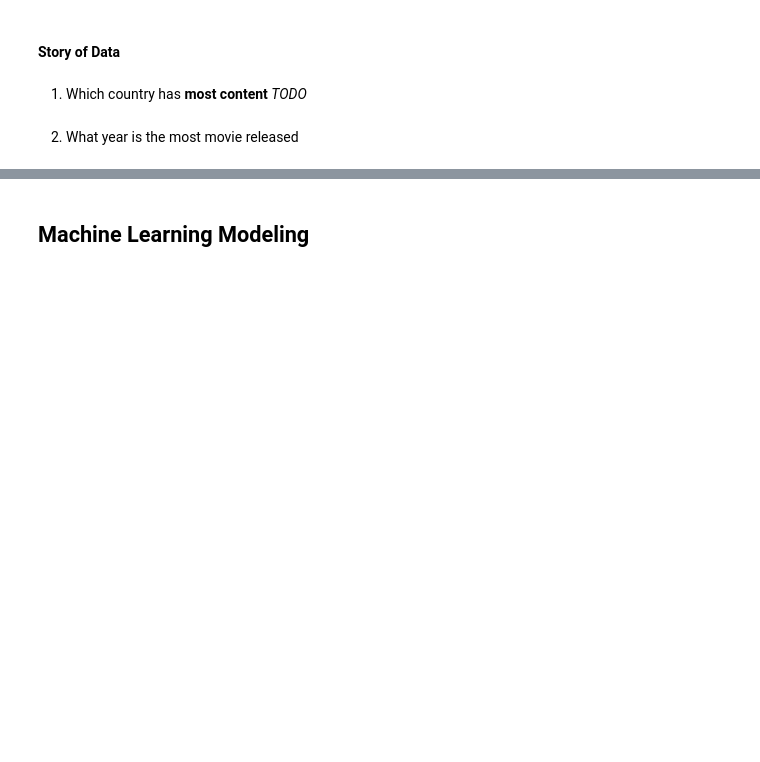
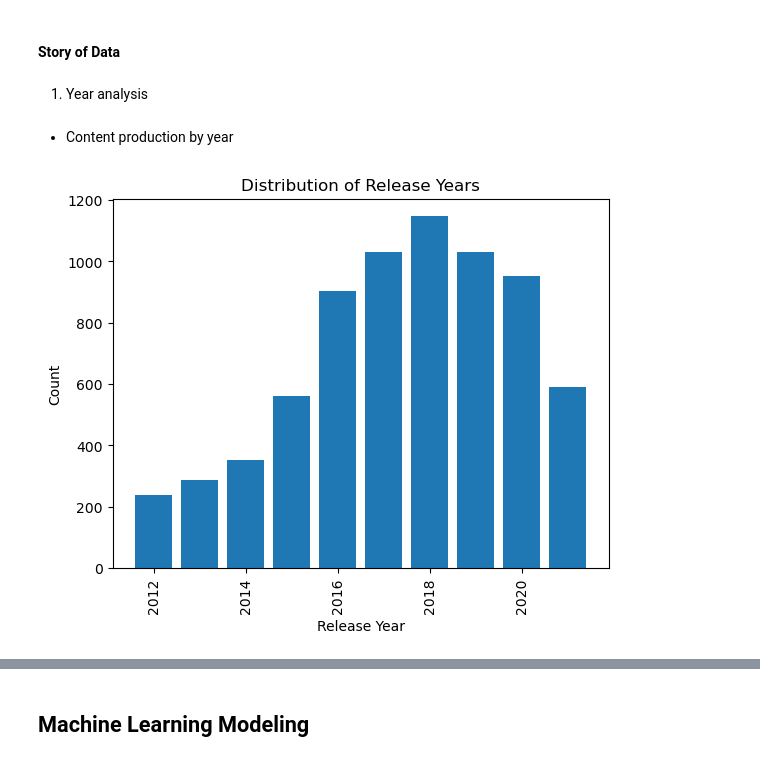
Before and after one commit to enescatagan/Netflix-EDA, a Jupyter notebook: netflix_eda.ipynb, the cells around one changed output, grey strips where cells are left out. Saved outputs shown, nothing was run; the diff lists cells and outputs as text; code cells hidden in the pictures; blank space fills up the shorter version.

Commit message:
Analysis

```diff
--- a/netflix_eda.ipynb
+++ b/netflix_eda.ipynb
@@ -353,7 +360,28 @@ df.groupby("rating").agg({
 | missing | 4 |
 # %% [markdown]
 #### Story of Data
-# %% [markdown]
-1. Which country has **most content** *TODO*
-# %% [markdown]
-2. What year is the most movie released
+# %% [markdown]
+   1. Year analysis
+# %% [markdown]
+* Content production by year
+# %%
+release_years = df['release_year']
+
+# Count the occurrences of each release year
+year_counts = release_years.value_counts()
+top_years = year_counts.head(10)
+
+# Create a bar plot
+plt.bar(top_years.index, top_years.values)
+
+# Add labels and title
+plt.xlabel('Release Year')
+plt.ylabel('Count')
+plt.title('Distribution of Release Years')
+
+# Rotate x-axis labels for better visibility
+plt.xticks(rotation=90)
+
+plt.show()
+# %% [output]
+[figure, added]
```
Also changed, not shown: parts of 22 cells of this notebook.
